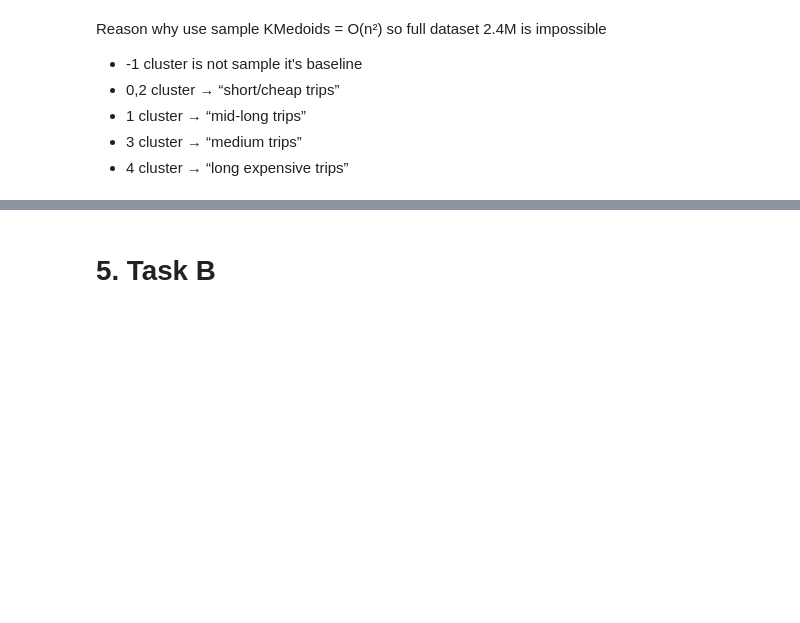
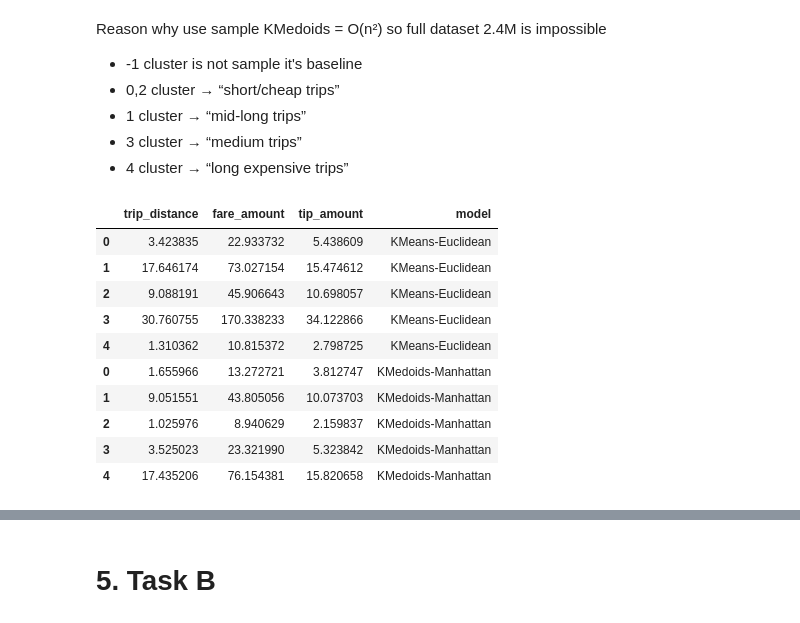
Before and after one commit to aprilgozib/machine_learning, a Jupyter notebook: notebooks/clustering_taxi.ipynb, the cells around one changed output, grey strips where cells are left out. Cells and saved outputs as stored; diff of their text form; code cells hidden in the pictures; blank space fills up the shorter version.

```diff
--- a/notebooks/clustering_taxi.ipynb
+++ b/notebooks/clustering_taxi.ipynb
@@ -268,3 +269,21 @@ Reason why use sample KMedoids = O(n²) so full dataset 2.4M is impossible
 - 1 cluster → “mid-long trips”
 - 3 cluster → “medium trips”
 - 4 cluster → “long expensive trips”
+# %%
+comparison = pd.concat([
+    km_summary.assign(model="KMeans-Euclidean"),
+    kmed_summary.assign(model="KMedoids-Manhattan")
+])
+comparison
+# %% [output]
+|  | trip_distance | fare_amount | tip_amount | model |
+| 0 | 3.423835 | 22.933732 | 5.438609 | KMeans-Euclidean |
+| 1 | 17.646174 | 73.027154 | 15.474612 | KMeans-Euclidean |
+| 2 | 9.088191 | 45.906643 | 10.698057 | KMeans-Euclidean |
+| 3 | 30.760755 | 170.338233 | 34.122866 | KMeans-Euclidean |
+| 4 | 1.310362 | 10.815372 | 2.798725 | KMeans-Euclidean |
+| 0 | 1.655966 | 13.272721 | 3.812747 | KMedoids-Manhattan |
+| 1 | 9.051551 | 43.805056 | 10.073703 | KMedoids-Manhattan |
+| 2 | 1.025976 | 8.940629 | 2.159837 | KMedoids-Manhattan |
+| 3 | 3.525023 | 23.321990 | 5.323842 | KMedoids-Manhattan |
+| 4 | 17.435206 | 76.154381 | 15.820658 | KMedoids-Manhattan |
```
Also changed, not shown: parts of 7 cells of this notebook.
